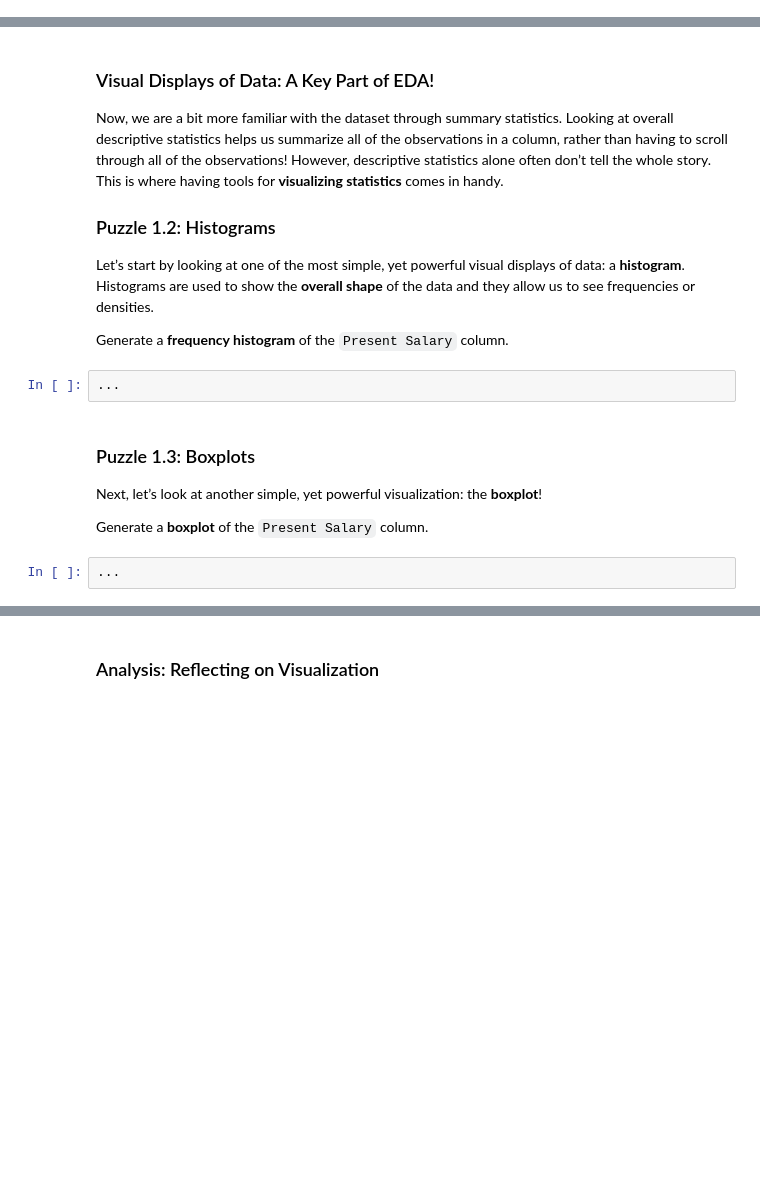
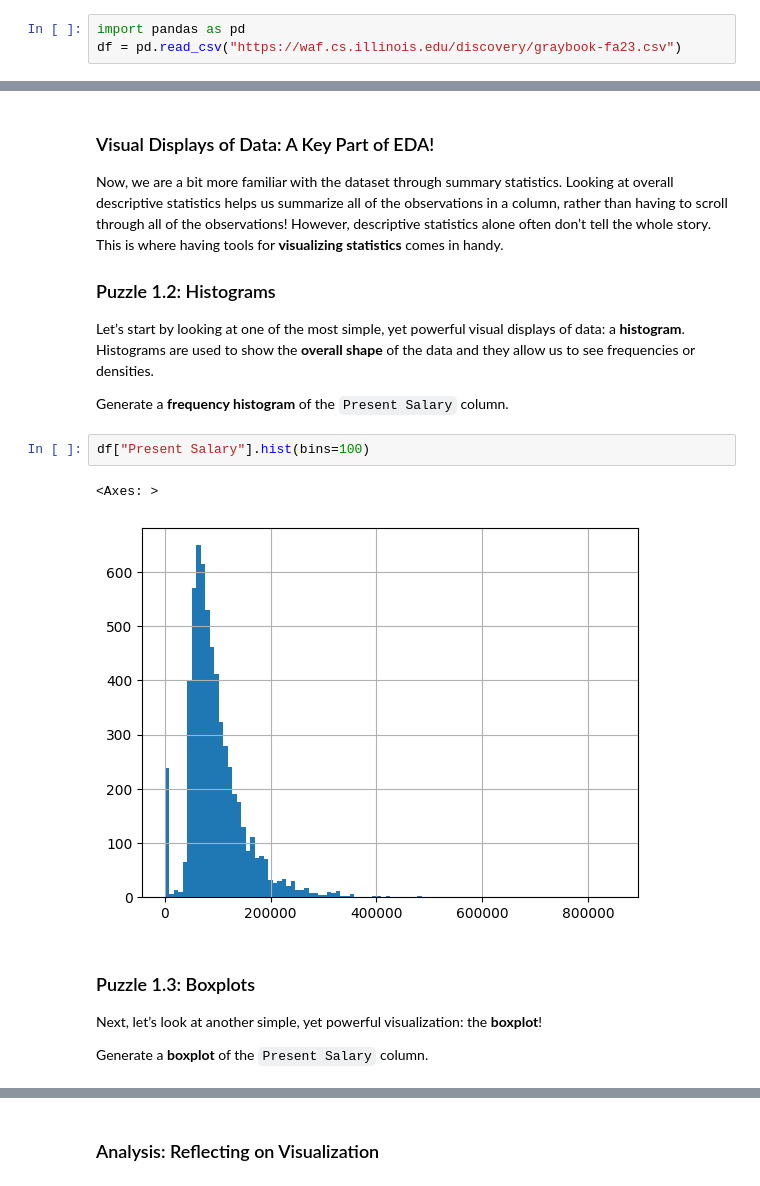
Before and after one commit to ryguy2k4/stat107, a Jupyter notebook: lab_plots/lab_plots.ipynb, the cells around one changed output, grey strips where cells are left out. Cells and saved outputs as stored; diff of their text form; blank space fills up the shorter version.

```diff
--- a/lab_plots/lab_plots.ipynb
+++ b/lab_plots/lab_plots.ipynb
@@ -58,3 +57,6 @@ Import `pandas` and load this dataset into a DataFrame, `df`:
+# %%
+import pandas as pd
+df = pd.read_csv("https://waf.cs.illinois.edu/discovery/graybook-fa23.csv")
 # %% [markdown]
 ### 🔬 Test Case Checkpoint 🔬
 # %%
@@ -131,13 +145,14 @@ Now, we are a bit more familiar with the dataset through summary statistics. Loo
 Let’s start by looking at one of the most simple, yet powerful visual displays of data: a **histogram**.  Histograms are used to show the **overall shape** of the data and they allow us to see frequencies or densities.
 
 Generate a **frequency histogram** of the `Present Salary` column.
-# %%
-...
+# %%
+df["Present Salary"].hist(bins=100)
+# %% [output]
+<Axes: >
+[figure, added]
 # %% [markdown]
 ### Puzzle 1.3: Boxplots
 
 Next, let’s look at another simple, yet powerful visualization: the **boxplot**!
 
 Generate a **boxplot** of the `Present Salary` column.
-# %%
-...
```
Also changed, not shown: parts of 72 cells of this notebook.
